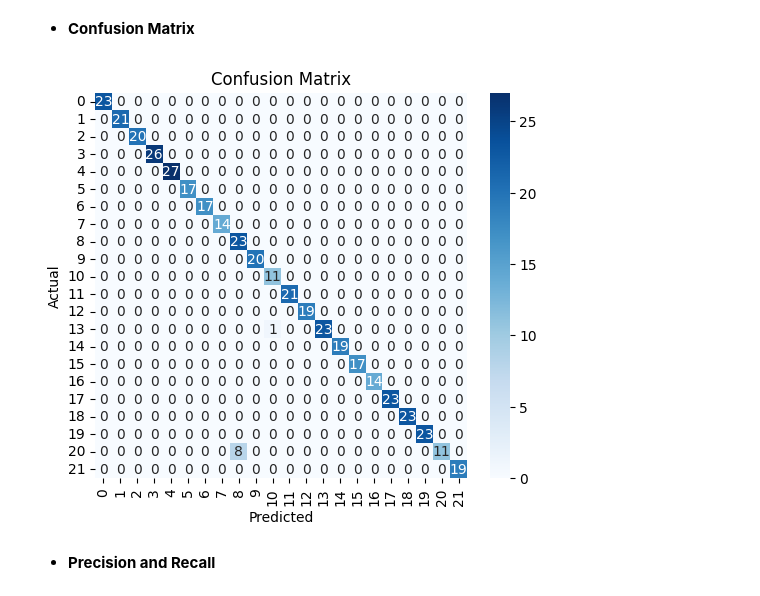
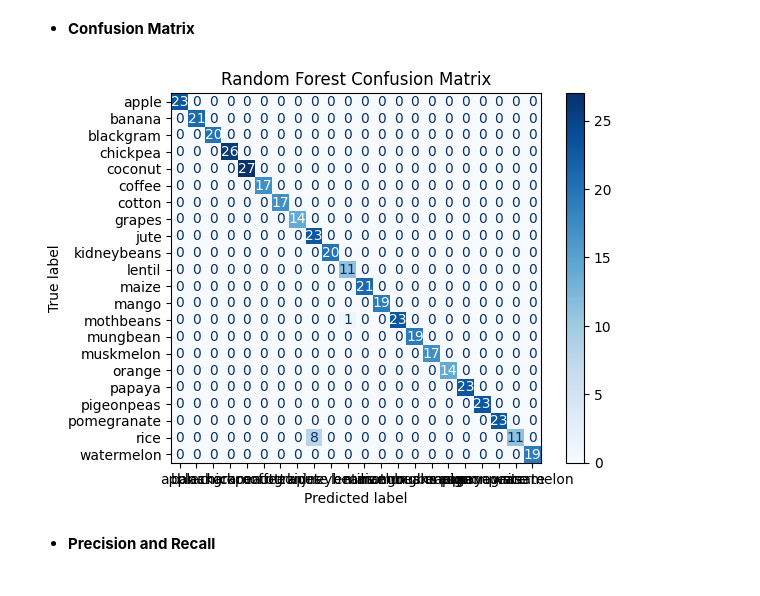
Before and after one commit to aykahsay/Crop-Recommendation-Capstone-Project, a Jupyter notebook: notebooks/02_model_training._model_selection.ipynb, the cells around one changed output. Saved outputs shown, nothing was run; the diff lists cells and outputs as text; code cells hidden in the pictures.

```diff
--- a/notebooks/02_model_training._model_selection.ipynb
+++ b/notebooks/02_model_training._model_selection.ipynb
@@ -242,0 +351,23 @@ Cross-validation accuracies: [0.88636364 0.90681818 0.89545455 0.94318182 0.8954
+# %%
+from sklearn.tree import DecisionTreeClassifier
+from sklearn.model_selection import GridSearchCV, cross_val_score
+
+# 1️⃣ Define the base model
+dtc = DecisionTreeClassifier(random_state=42)
+
+# 2️⃣ Define hyperparameter grid
+param_grid = {
+    'max_depth': [5, 10, 15, 20, None],
+    'min_samples_split': [2, 5, 10],
+    'min_samples_leaf': [1, 2, 5],
+    'criterion': ['gini', 'entropy'],
+    'ccp_alpha': [0.0, 0.01, 0.05, 0.1]  # Pruning parameter
+}
+
+# 3️⃣ Set up GridSearch with 5-fold cross-validation
+grid_dtc = GridSearchCV(dtc, param_grid, cv=5, scoring='accuracy', n_jobs=-1)
+grid_dtc.fit(X_train, y_train)
+
+# 4️⃣ Best parameters and CV score
+print("Best DTC Parameters:", grid_dtc.best_params_)
+print("Best CV Accuracy:", grid_dtc.best_score_)
@@ -284,18 +477,15 @@ RFC's Train Accuracy is: 0.99
 RFC's Test Accuracy is: 0.98
 # %% [markdown]
 - **Confusion Matrix**
-# %%
-# Confusion matrix
-cm = confusion_matrix(y_test, y_pred_test)
-# Plot heatmap
-plt.figure(figsize=(6,5))
-sns.heatmap(cm, annot=True, fmt='d', cmap='Blues')
-plt.xlabel('Predicted')
-plt.ylabel('Actual')
-plt.title('Confusion Matrix')
-plt.show()
-# %% [output]
-[figure, removed]
+# %%
+from sklearn.metrics import classification_report, confusion_matrix, ConfusionMatrixDisplay
+cm = confusion_matrix(y_test, y_pred_test)
+disp = ConfusionMatrixDisplay(confusion_matrix=cm, display_labels=le.classes_)
+disp.plot(cmap=plt.cm.Blues)
+plt.title("Random Forest Confusion Matrix")
+plt.show()
+# %% [output]
+[figure, added]
 # %% [markdown]
 - **Precision and Recall**
 # %%
```
Also changed, not shown: parts of 72 cells of this notebook, 6 other files.
